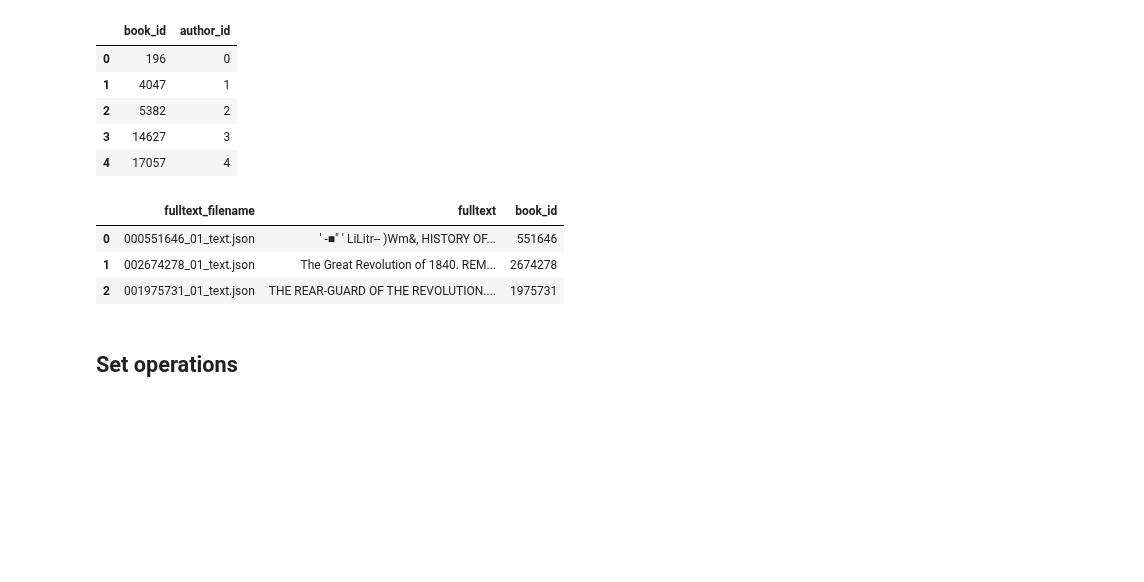
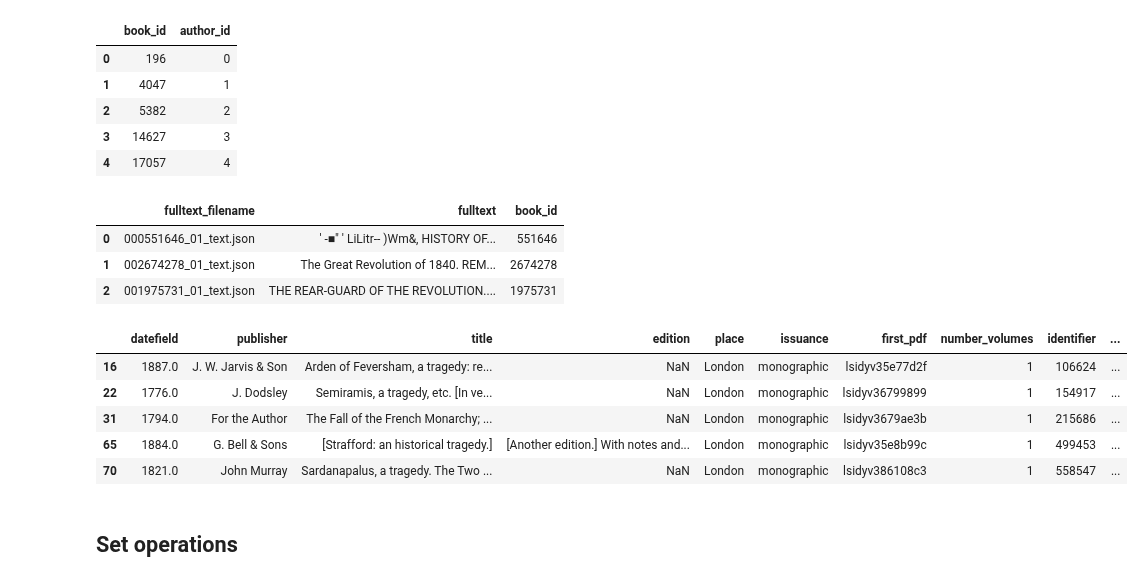
Before and after one commit to mromanello/ADA-DHOxSS, a Jupyter notebook: notebooks/3.1 Wrangling.ipynb, the cells around one changed output. Drawn from its saved outputs; the diff is of its cells as text; code cells hidden in the pictures; blank space fills up the shorter version.

```diff
--- a/notebooks/3.1 Wrangling.ipynb
+++ b/notebooks/3.1 Wrangling.ipynb
@@ -56,6 +56,15 @@ df_book_text.head(3)
 
 df_book_tragedy = df_book[df_book["type"] == "tragedy"]
 df_book_comedy = df_book[df_book["type"] == "comedy"]
+# %%
+df_book_tragedy.head()
+# %% [output]
+|  | datefield | publisher | title | edition | place | issuance | first_pdf | number_volumes | identifier | ... |
+| 16 | 1887.0 | J. W. Jarvis & Son | Arden of Feversham, a tragedy: re... | NaN | London | monographic | lsidyv35e77d2f | 1 | 106624 | ... |
+| 22 | 1776.0 | J. Dodsley | Semiramis, a tragedy, etc. [In ve... | NaN | London | monographic | lsidyv36799899 | 1 | 154917 | ... |
+| 31 | 1794.0 | For the Author | The Fall of the French Monarchy; ... | NaN | London | monographic | lsidyv3679ae3b | 1 | 215686 | ... |
+| 65 | 1884.0 | G. Bell & Sons | [Strafford: an historical tragedy.] | [Another edition.] With notes and... | London | monographic | lsidyv35e8b99c | 1 | 499453 | ... |
+| 70 | 1821.0 | John Murray | Sardanapalus, a tragedy. The Two ... | NaN | London | monographic | lsidyv386108c3 | 1 | 558547 | ... |
 # %% [markdown]
 ## Set operations
 # %%
```
Also changed, not shown: parts of 19 cells of this notebook, 1 other file.
